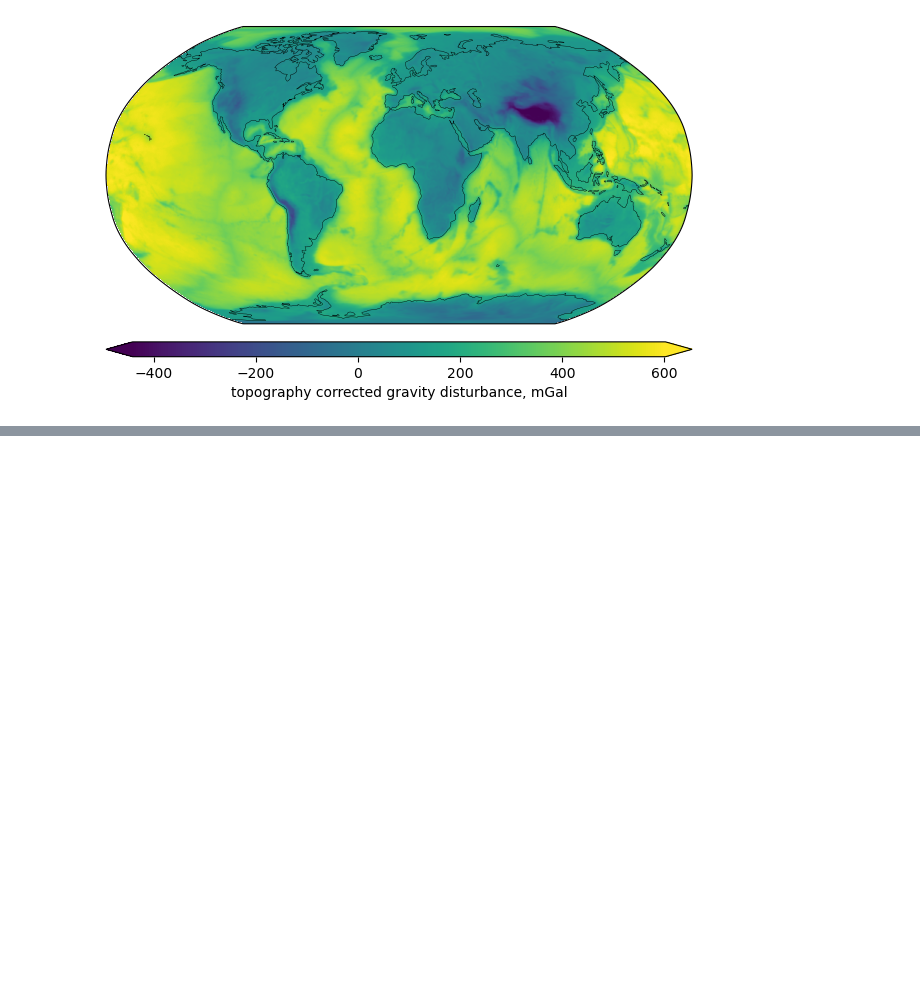
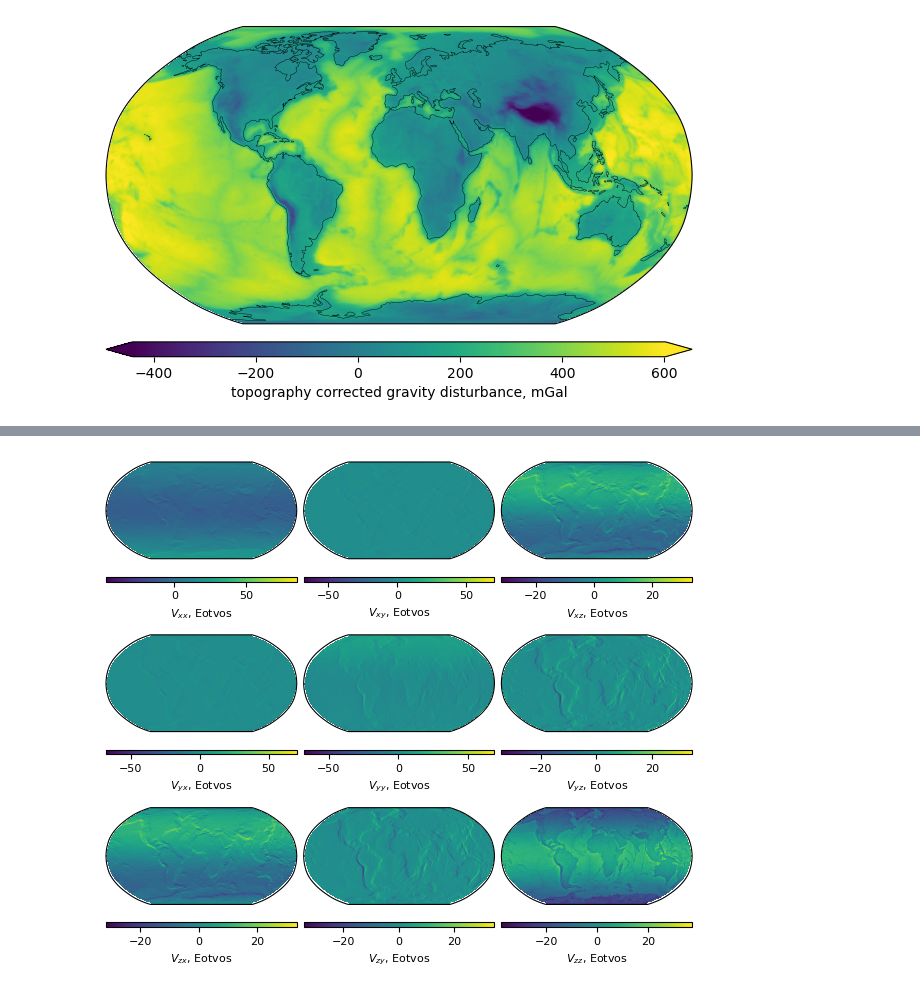
Before and after one commit to apasto/ggm_bg_maps_binder, a Jupyter notebook: ggm_bg.ipynb, the cells around one changed output, grey strips where cells are left out. Cells and saved outputs as stored; diff of their text form; code cells hidden in the pictures; blank space fills up the shorter version.

```diff
--- a/ggm_bg.ipynb
+++ b/ggm_bg.ipynb
@@ -65,18 +159,15 @@ The 'proper way' described above is implemented by
 # %%
-# apply terrain correction
-# perform difference of potential (adimensional) grid, then expand to SH coefficients, then to gravity grids
-# normal gravity is removed after applying the reduction
-# (potential issue: what if gm and r0 are different between GGM and terrain effect model?)
+GGM_PotGrid_adim = (pyshtools.SHCoeffs.from_array(GGM_cilm)).expand()  # adimensional gravity field, grid
+GTM_PotGrid_adim = (pyshtools.SHCoeffs.from_array(GTM_cilm)).expand()  # adimensional topo-effect field, grid
+Tbg_Coeffs = (
+    pyshtools.SHGrid.from_array(
+        GGM_PotGrid_adim.data - GTM_PotGrid_adim.data
+    )).expand()  # SH transform on topo-effect corrected field
 
-GGM_PotGrid_adim = (pyshtools.SHCoeffs.from_array(GGM_cilm)).expand()
-GTM_PotGrid_adim_low = (pyshtools.SHCoeffs.from_array(GTM_cilm)).expand()
-Vbg_Coeffs = (
-    pyshtools.SHGrid.from_array(
-        GGM_PotGrid_adim.data - GTM_PotGrid_adim_low.data
-    )).expand()
-Vbg_GravCoeffs = pyshtools.SHGravCoeffs.from_array(Vbg_Coeffs.coeffs,
+# from SHCoeffs (adimensional) to SHGravCoeffs and grids
+Tbg_GravCoeffs = pyshtools.SHGravCoeffs.from_array(Tbg_Coeffs.coeffs,
                                                    gm=GGM_gm, r0=GGM_r0,
-                                                   omega=pyshtools.constant.omega_wgs84.value)
-Vbg_GravGrid = Vbg_GravCoeffs.expand(normal_gravity=True,
+                                                   omega=GGM_coeffs.omega)
+Tbg_GravGrid = Tbg_GravCoeffs.expand(normal_gravity=True,
                                      a=obs_a, f=pyshtools.constant.f_wgs84.value)
-Vbg_GravGrid_total = pyshtools.SHGrid.from_array(Vbg_GravGrid.total.data * 1e5)
+Tbg_GravGrid_total = pyshtools.SHGrid.from_array(Tbg_GravGrid.total.data * 1e5)
@@ -127,0 +252,10 @@ BG_fig.show()
+# %%
+Tbg_tensor = Tbg_GravCoeffs.tensor(a=obs_a, f=pyshtools.constant.f_wgs84.value, degree0=False)
+# %%
+tensor_fig, tensor_ax = Tbg_tensor.plot(projection=fig_projection,
+                                        colorbar="bottom", cmap='viridis',
+                                        show=False)
+tensor_fig.set_dpi(fig_dpi)
+tensor_fig.show()
+# %% [output]
+[figure, added]
```
Also changed, not shown: parts of 30 cells of this notebook.
